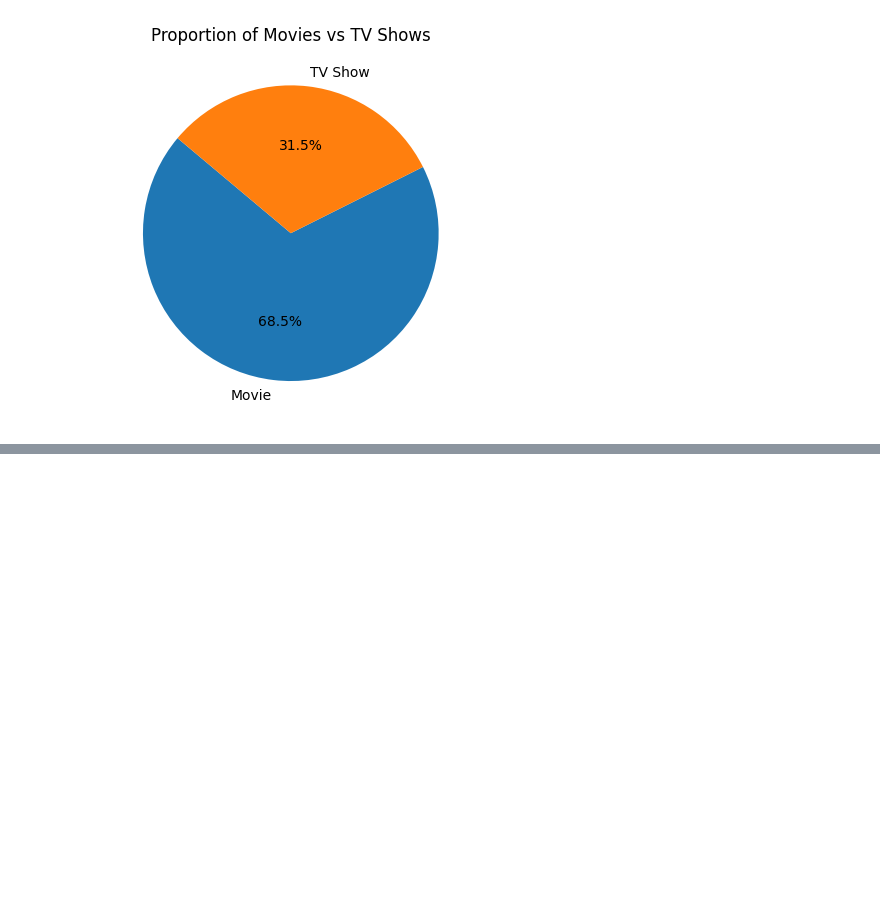
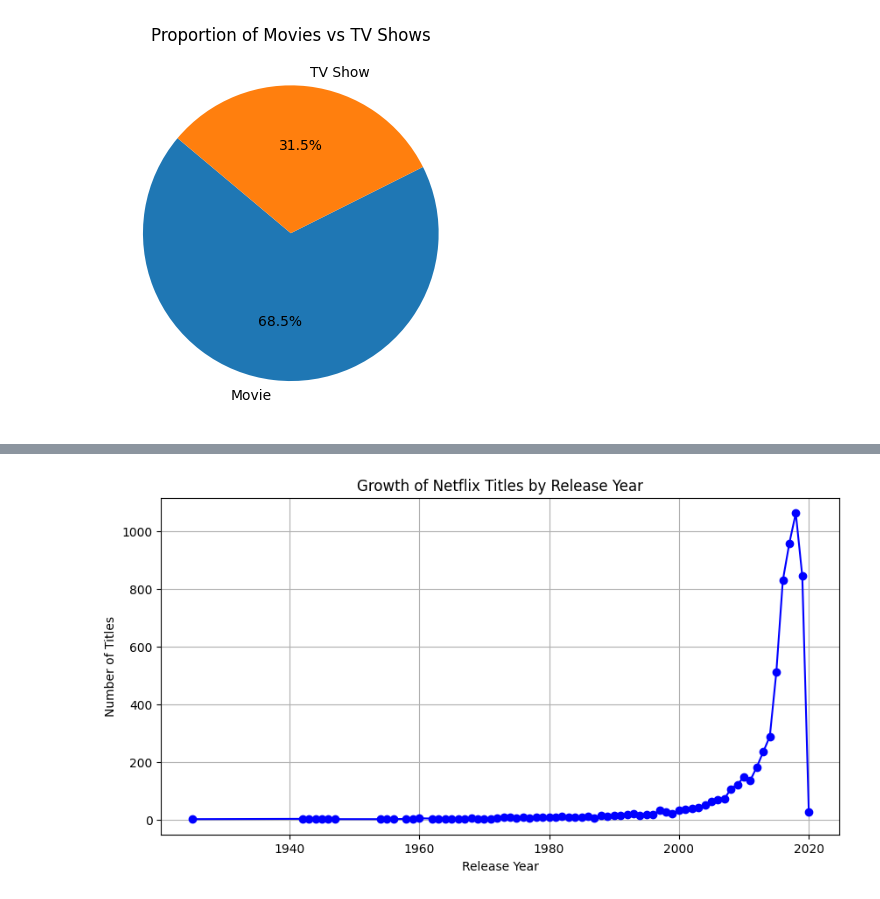
Before and after one commit to Ridima28/netflix-data-analysis, a Jupyter notebook: Netflix-ED.ipynb, the cells around one changed output, grey strips where cells are left out. Cells and saved outputs as stored; diff of their text form; code cells hidden in the pictures; blank space fills up the shorter version.

```diff
--- a/Netflix-ED.ipynb
+++ b/Netflix-ED.ipynb
@@ -139,0 +186,13 @@ plt.show()
+# %%
+growth = data['release_year'].value_counts().sort_index()
+plt.figure(figsize=(10, 5))
+plt.plot(growth.index, growth.values, marker='o', color='blue')
+
+plt.title("Growth of Netflix Titles by Release Year")
+plt.xlabel("Release Year")
+plt.ylabel("Number of Titles")
+plt.grid(True)
+plt.savefig("Growth of Netflix Titles by Release Year.png")
+plt.show()
+# %% [output]
+[figure, added]
```
Also changed, not shown: parts of 17 cells of this notebook, 14 other files.
